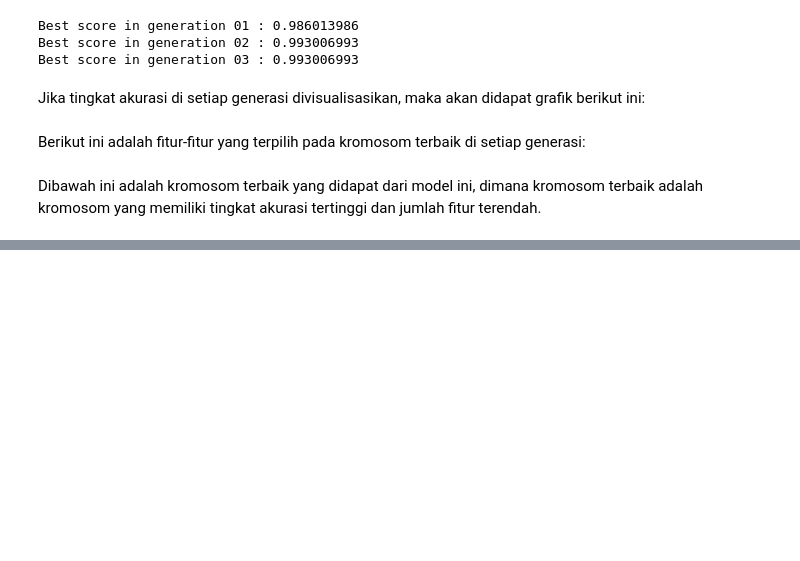
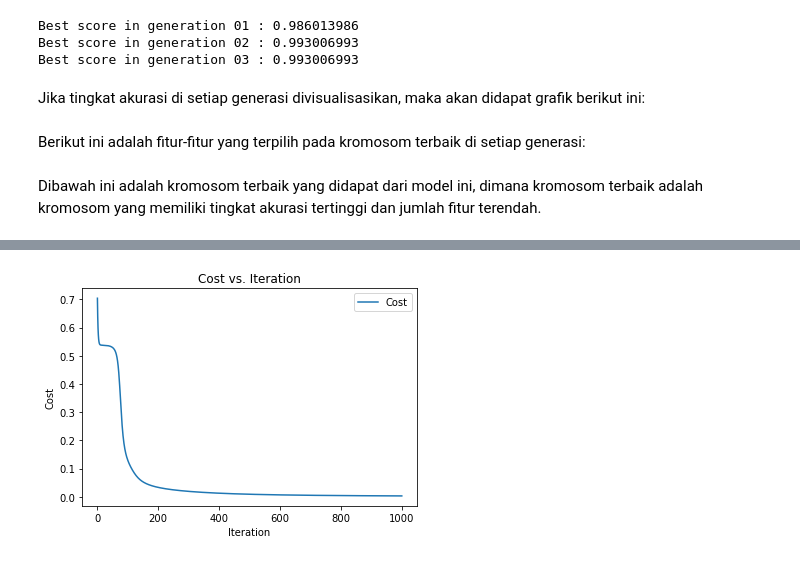
Before and after one commit to wiliamhw/KK-GA-NN, a Jupyter notebook: Neural Network and Genetic Algorithm.ipynb, the cells around one changed output, grey strips where cells are left out. Cells and saved outputs as stored; diff of their text form; code cells hidden in the pictures; blank space fills up the shorter version.

```diff
--- a/Neural Network and Genetic Algorithm.ipynb
+++ b/Neural Network and Genetic Algorithm.ipynb
@@ -484,0 +508,5 @@ show_chromosome(best_chromosome)
+# %%
+# Normalisasikan matriks fitur
+X_mean = np.mean(X,axis=1,keepdims=True)
+X_max = np.max(X,axis=1,keepdims=True)
+X_normalized = (X-X_mean)/(X_max)
@@ -484,0 +571,23 @@ show_chromosome(best_chromosome)
+# %%
+#Now, let's define our forward propogation function.
+def forward_prop(X,W1,W2,W3,b1,b2,b3):
+
+    #First layer
+    Z1 = np.dot(W1,X)
+    A1 = tanh(Z1 + b1)
+    #Second layer
+    Z2 = np.dot(W2,A1)
+    A2 = tanh(Z2 + b2)
+    #Third layer
+    Z3 = np.dot(W3,A2)
+    A3 = sigmoid(Z3 + b3) #A3 will produce our probability vector
+
+    cache = {
+                  "Z1": Z1,
+                  "A1": A1,
+                  "Z2": Z2,
+                  "A2": A2,
+                  "Z3": Z3,
+                  "A3": A3
+            }
+    return cache
@@ -484,0 +724,13 @@ show_chromosome(best_chromosome)
+# %%
+W1,W2,W3,b1,b2,b3,count,caches = gradient_descent(1000,X_cv,Y_cv,0.5)
+
+plt.plot(count,caches,label='Cost')
+
+plt.xlabel('Iteration')
+plt.ylabel('Cost')
+
+plt.title("Cost vs. Iteration")
+plt.legend()
+plt.show()
+# %% [output]
+[figure, added]
```
Also changed, not shown: parts of 24 cells of this notebook.
